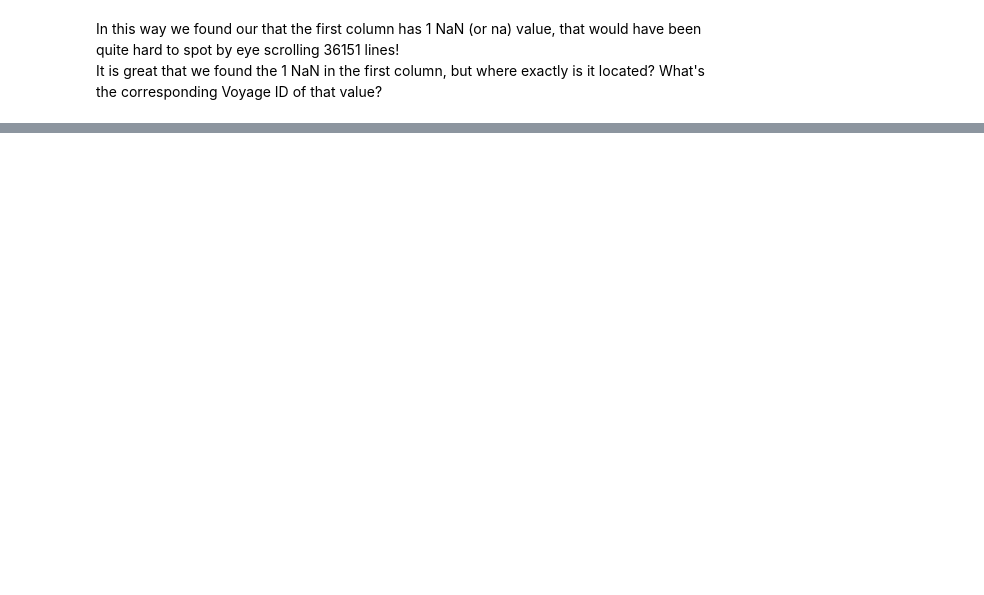
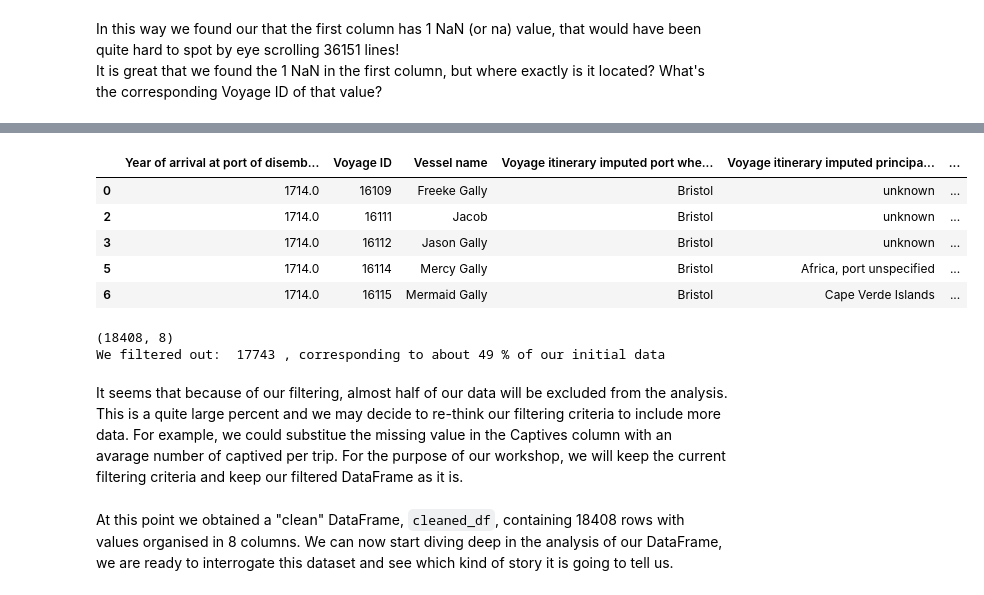
Before and after one commit to CentreForDigitalHumanities/det_cultural_data, a Jupyter notebook: parts/data_analysis/ch3_data_cleaning.ipynb, the cells around one changed output, grey strips where cells are left out. Drawn from its saved outputs; the diff is of its cells as text; code cells hidden in the pictures; blank space fills up the shorter version.

````diff
--- a/parts/data_analysis/ch3_data_cleaning.ipynb
+++ b/parts/data_analysis/ch3_data_cleaning.ipynb
@@ -118,0 +306,24 @@ SyntaxError: invalid syntax (3283385309.py, line 1)
+# %%
+# step3, changing all the other NaN into unknown
+cleaned_df = cleaned_df_step2.fillna("unknown")
+cleaned_df.head(5)
+# %% [output]
+|  | Year of arrival at port of disemb... | Voyage ID | Vessel name | Voyage itinerary imputed port whe... | Voyage itinerary imputed principa... | ... |
+| 0 | 1714.0 | 16109 | Freeke Gally | Bristol | unknown | ... |
+| 2 | 1714.0 | 16111 | Jacob | Bristol | unknown | ... |
+| 3 | 1714.0 | 16112 | Jason Gally | Bristol | unknown | ... |
+| 5 | 1714.0 | 16114 | Mercy Gally | Bristol | Africa, port unspecified | ... |
+| 6 | 1714.0 | 16115 | Mermaid Gally | Bristol | Cape Verde Islands | ... |
+# %%
+# step4, checking how much data we filtered out
+print(cleaned_df.shape)
+n_filtered_rows = len(df)-len(cleaned_df)
+per_cent = (n_filtered_rows/len(df))*100
+print('We filtered out: ',len(df)-len(cleaned_df),', corresponding to about', round(per_cent), '% of our initial data')
+# %% [output]
+(18408, 8)
+We filtered out:  17743 , corresponding to about 49 % of our initial data
+# %% [markdown]
+It seems that because of our filtering, almost half of our data will be excluded from the analysis. This is a quite large percent and we may decide to re-think our filtering criteria to include more data. For example, we could substitue the missing value in the Captives column with an avarage number of captived per trip. For the purpose of our workshop, we will keep the current filtering criteria and keep our filtered DataFrame as it is.
+# %% [markdown]
+At this point we obtained a "clean" DataFrame, ```cleaned_df```, containing 18408 rows with values organised in 8 columns. We can now start diving deep in the analysis of our DataFrame, we are ready to interrogate this dataset and see which kind of story it is going to tell us.
````
Also changed, not shown: parts of 14 cells of this notebook, 6 other files.
